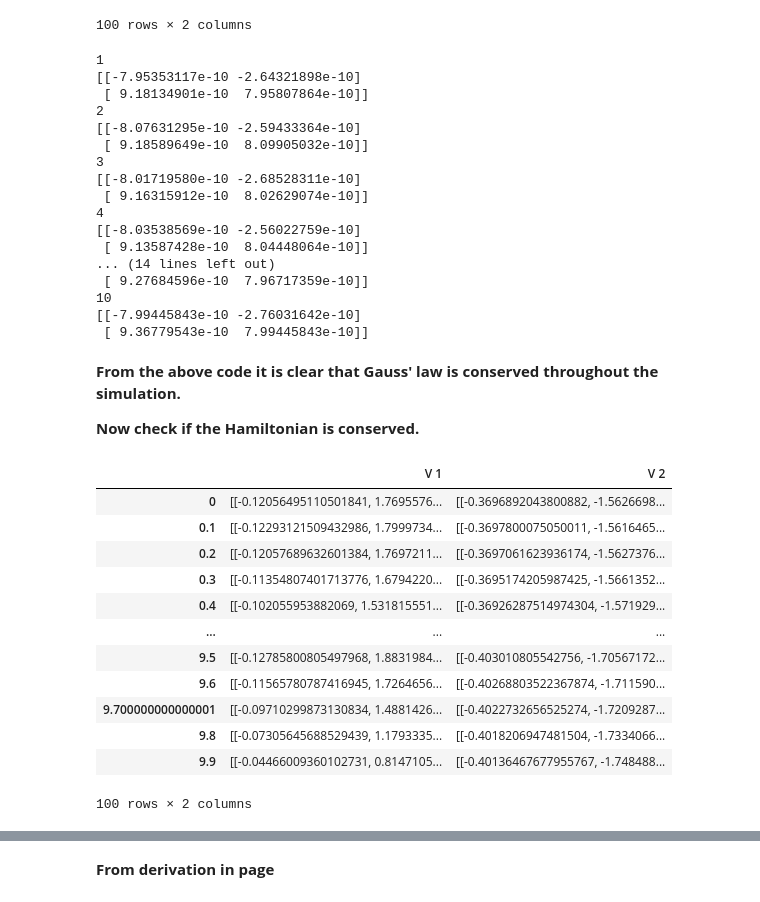
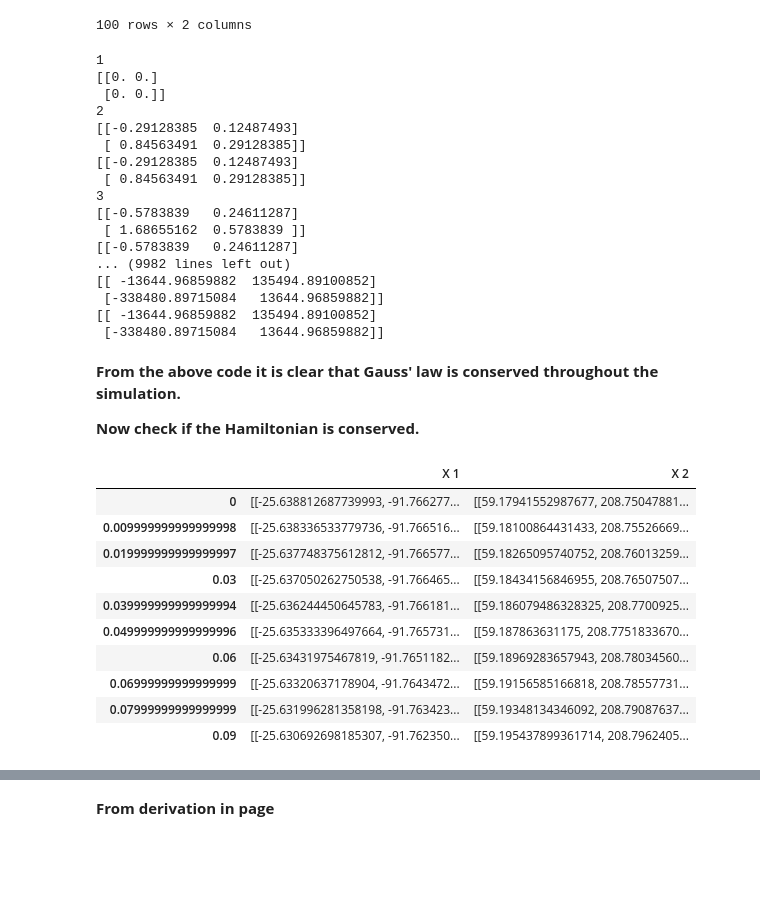
Before and after one commit to Rtk100/DIAS-Summer-Internship, a Jupyter notebook: Python/Chaos in Classical D0-Brane Mechanic. Data Analysis.ipynb, the cells around one changed output, grey strips where cells are left out. Saved outputs shown, nothing was run; the diff lists cells and outputs as text; code cells hidden in the pictures; blank space fills up the shorter version.

```diff
--- a/Python/Chaos in Classical D0-Brane Mechanic. Data Analysis.ipynb
+++ b/Python/Chaos in Classical D0-Brane Mechanic. Data Analysis.ipynb
@@ -54,11 +60,11 @@ def commutator(A,B):
     return np.matmul(A,B) - np.matmul(B,A)
 # %%
 i = 0
-while i < len(X2.iloc[:,0]):
+while i < len(X_test.iloc[:,0]):
 
     # Computes the sum of the commutators of Xi and Vi and if they equal zero move on to the next one.
 
-    Gauss = commutator(np.array(X2.iloc[i,0]), np.array(V2.iloc[i,0])) + commutator(np.array(X2.iloc[i,1]), np.array(V2.iloc[i,1]))
+    Gauss = commutator(np.array(X_test.iloc[i,0]), np.array(V_test.iloc[i,0])) + commutator(np.array(X_test.iloc[i,1]), np.array(V_test.iloc[i,1]))
     i+=1
     print(i)
     # Check if the answer equals the zero matrix.
@@ -66,27 +72,26 @@ while i < len(X2.iloc[:,0]):
 
     # If the sum is printed then the commutator does not equal the zero matrix stop the loop and print what the answer is.
         print(Gauss)
-        break
 
     print(Gauss)
 # %% [output]
 1
-[[-7.95353117e-10 -2.64321898e-10]
- [ 9.18134901e-10  7.95807864e-10]]
+[[0. 0.]
+ [0. 0.]]
 2
-[[-8.07631295e-10 -2.59433364e-10]
- [ 9.18589649e-10  8.09905032e-10]]
+[[-0.29128385  0.12487493]
+ [ 0.84563491  0.29128385]]
+[[-0.29128385  0.12487493]
+ [ 0.84563491  0.29128385]]
 3
-[[-8.01719580e-10 -2.68528311e-10]
- [ 9.16315912e-10  8.02629074e-10]]
-4
-[[-8.03538569e-10 -2.56022759e-10]
- [ 9.13587428e-10  8.04448064e-10]]
-... (14 lines left out)
- [ 9.27684596e-10  7.96717359e-10]]
-10
-[[-7.99445843e-10 -2.76031642e-10]
- [ 9.36779543e-10  7.99445843e-10]]
+[[-0.5783839   0.24611287]
+ [ 1.68655162  0.5783839 ]]
+[[-0.5783839   0.24611287]
+... (9982 lines left out)
+[[ -13644.96859882  135494.89100852]
+ [-338480.89715084   13644.96859882]]
+[[ -13644.96859882  135494.89100852]
+ [-338480.89715084   13644.96859882]]
 # %% [markdown]
 **From the above code it is clear that Gauss' law is conserved throughout the simulation.**
 
@@ -127,20 +132,18 @@ def H(X_list, V_list, g):
 
     return 1/(2*g**2) * (term_1 - term_2)
 # %%
-V2_by_2
+X2
 # %% [output]
-|  | V 1 | V 2 |
-| 0 | [[-0.12056495110501841, 1.7695576... | [[-0.3696892043800882, -1.5626698... |
-| 0.1 | [[-0.12293121509432986, 1.7999734... | [[-0.3697800075050011, -1.5616465... |
-| 0.2 | [[-0.12057689632601384, 1.7697211... | [[-0.3697061623936174, -1.5627376... |
-| 0.3 | [[-0.11354807401713776, 1.6794220... | [[-0.3695174205987425, -1.5661352... |
-| 0.4 | [[-0.102055953882069, 1.531815551... | [[-0.36926287514974304, -1.571929... |
-| ... | ... | ... |
-| 9.5 | [[-0.12785800805497968, 1.8831984... | [[-0.403010805542756, -1.70567172... |
-| 9.6 | [[-0.11565780787416945, 1.7264656... | [[-0.40268803522367874, -1.711590... |
-| 9.700000000000001 | [[-0.09710299873130834, 1.4881426... | [[-0.4022732656525274, -1.7209287... |
-| 9.8 | [[-0.07305645688529439, 1.1793335... | [[-0.4018206947481504, -1.7334066... |
-| 9.9 | [[-0.04466009360102731, 0.8147105... | [[-0.40136467677955767, -1.748488... |
+|  | X 1 | X 2 |
+| 0 | [[-25.638812687739993, -91.766277... | [[59.17941552987677, 208.75047881... |
+| 0.009999999999999998 | [[-25.638336533779736, -91.766516... | [[59.18100864431433, 208.75526669... |
+| 0.019999999999999997 | [[-25.637748375612812, -91.766577... | [[59.18265095740752, 208.76013259... |
+| 0.03 | [[-25.637050262750538, -91.766465... | [[59.18434156846955, 208.76507507... |
+| 0.039999999999999994 | [[-25.636244450645783, -91.766181... | [[59.186079486328325, 208.7700925... |
+| 0.049999999999999996 | [[-25.635333396497664, -91.765731... | [[59.187863631175, 208.7751833670... |
+| 0.06 | [[-25.63431975467819, -91.7651182... | [[59.18969283657943, 208.78034560... |
+| 0.06999999999999999 | [[-25.63320637178904, -91.7643472... | [[59.19156585166818, 208.78557731... |
+| 0.07999999999999999 | [[-25.631996281358198, -91.763423... | [[59.19348134346092, 208.79087637... |
+| 0.09 | [[-25.630692698185307, -91.762350... | [[59.195437899361714, 208.7962405... |
-100 rows × 2 columns
 # %%
 i = 0
```
Also changed, not shown: parts of 16 cells of this notebook, 9 other files.
